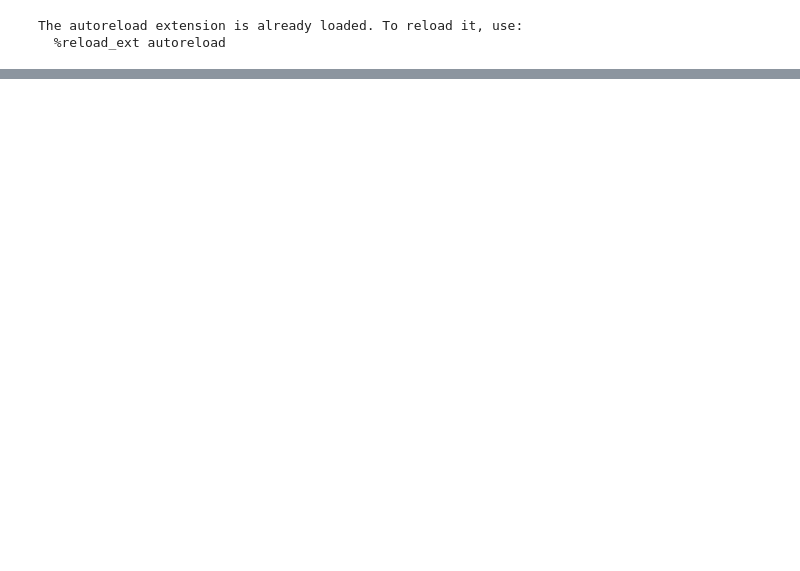
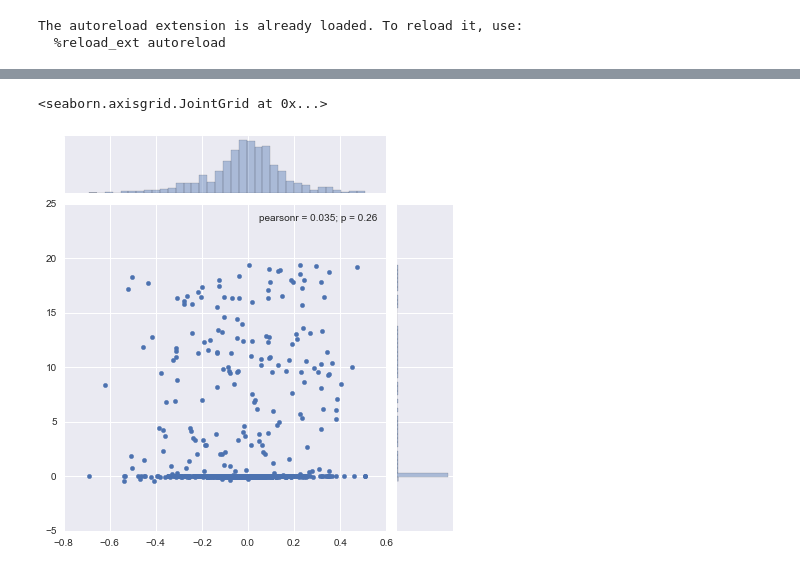
Before and after one commit to bnaul/timeflow, a Jupyter notebook: period.ipynb, the cells around one changed output, grey strips where cells are left out. Cells and saved outputs as stored; diff of their text form; code cells hidden in the pictures; blank space fills up the shorter version.

```diff
--- a/period.ipynb
+++ b/period.ipynb
@@ -9,3 +9,6 @@ plt.rcParams['figure.figsize'] = 15, 6
 # %% [output]
 The autoreload extension is already loaded. To reload it, use:
   %reload_ext autoreload
+# %%
+%run period.py 64 5 0.5 --model_type conv --sigma 2.0 --sim_type period/even/noise2 --filter 11
+pred_conv = model.predict(X[test])
@@ -56,0 +79,5 @@ print(np.median((pred_gatspy - testY) ** 2))
+# %%
+sns.jointplot(pred_conv[:, 0] - Y[test, 0], pred_gatspy[:, 0] - Y[test, 0])
+# %% [output]
+<seaborn.axisgrid.JointGrid at 0x...>
+[figure, added]
```
Also changed, not shown: parts of 13 cells of this notebook, 3 other files.
